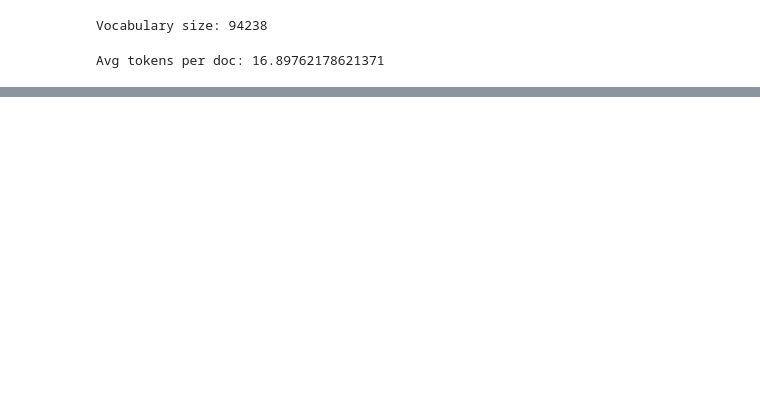
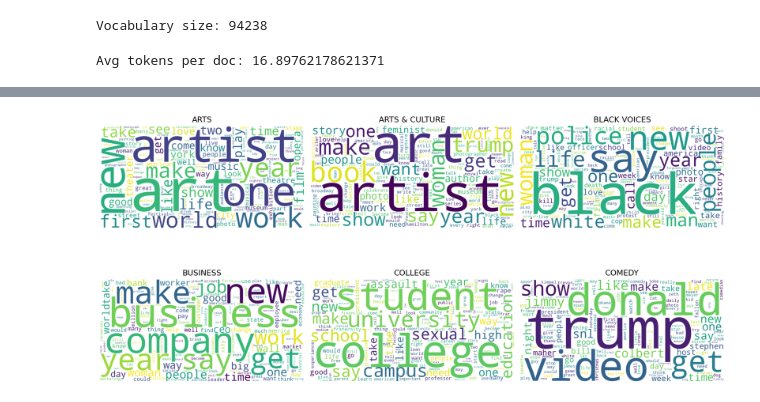
Before and after one commit to angryissues/descriptive_analysis, a Jupyter notebook: ML_project.ipynb, the cells around one changed output, grey strips where cells are left out. Cells and saved outputs as stored; diff of their text form; code cells hidden in the pictures; blank space fills up the shorter version.

```diff
--- a/ML_project.ipynb
+++ b/ML_project.ipynb
@@ -88,0 +151,43 @@ Avg tokens per doc: 16.89762178621371
+# %%
+# По категориям
+TOP_N = 150          # сколько слов берём для облака
+
+freq_cat = (
+    df.explode("tokens")
+      .groupby("category")["tokens"]
+      .value_counts()
+      .groupby(level=0)
+      .head(TOP_N)                    # top-N внутри каждой категории
+      .reset_index(name="freq")
+)
+
+# 2. список уникальных категорий (можно отсортировать по алфавиту)
+cats = sorted(freq_cat["category"].unique())
+
+# 3. создаём выходную папку
+out_dir = Path("figures/wordclouds")
+out_dir.mkdir(parents=True, exist_ok=True)
+
+# 4. строим на сетке 2 × 3 (подойдёт для 6 категорий; измените при желании)
+fig, axes = plt.subplots(2, 3, figsize=(18, 10))
+
+wc = WordCloud(width=1200, height=600,
+               background_color="white",
+               collocations=False)
+
+for ax, cat in zip(axes.flatten(), cats):
+    grp = freq_cat[freq_cat["category"] == cat]
+    freq_dict = dict(zip(grp["tokens"], grp["freq"]))
+    img = wc.generate_from_frequencies(freq_dict)
+
+    ax.imshow(img, interpolation="bilinear")
+    ax.set_title(cat, fontsize=16, pad=8)
+    ax.axis("off")
+
+    # (опц.) сохранить отдельный файл
+    img.to_file(out_dir / f"{cat}_wordcloud.png")
+
+plt.tight_layout()
+plt.show()
+# %% [output]
+[figure, added]
```
Also changed, not shown: parts of 17 cells of this notebook.
